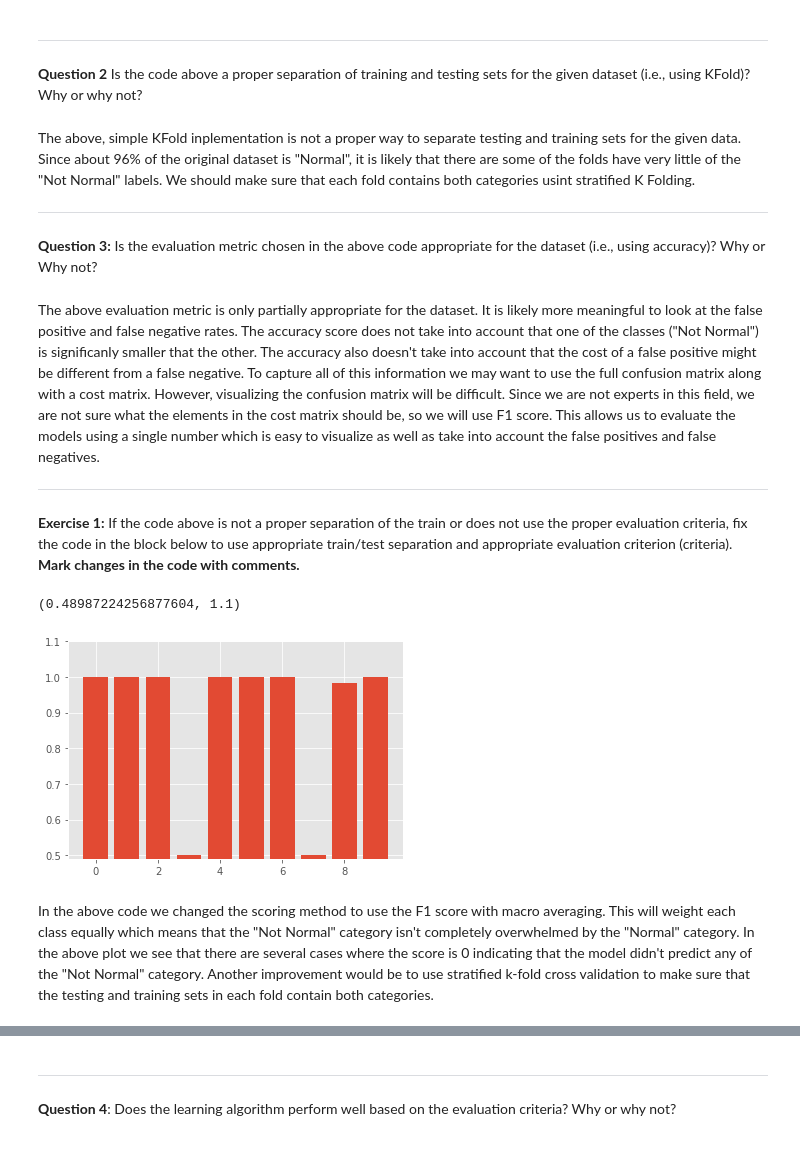
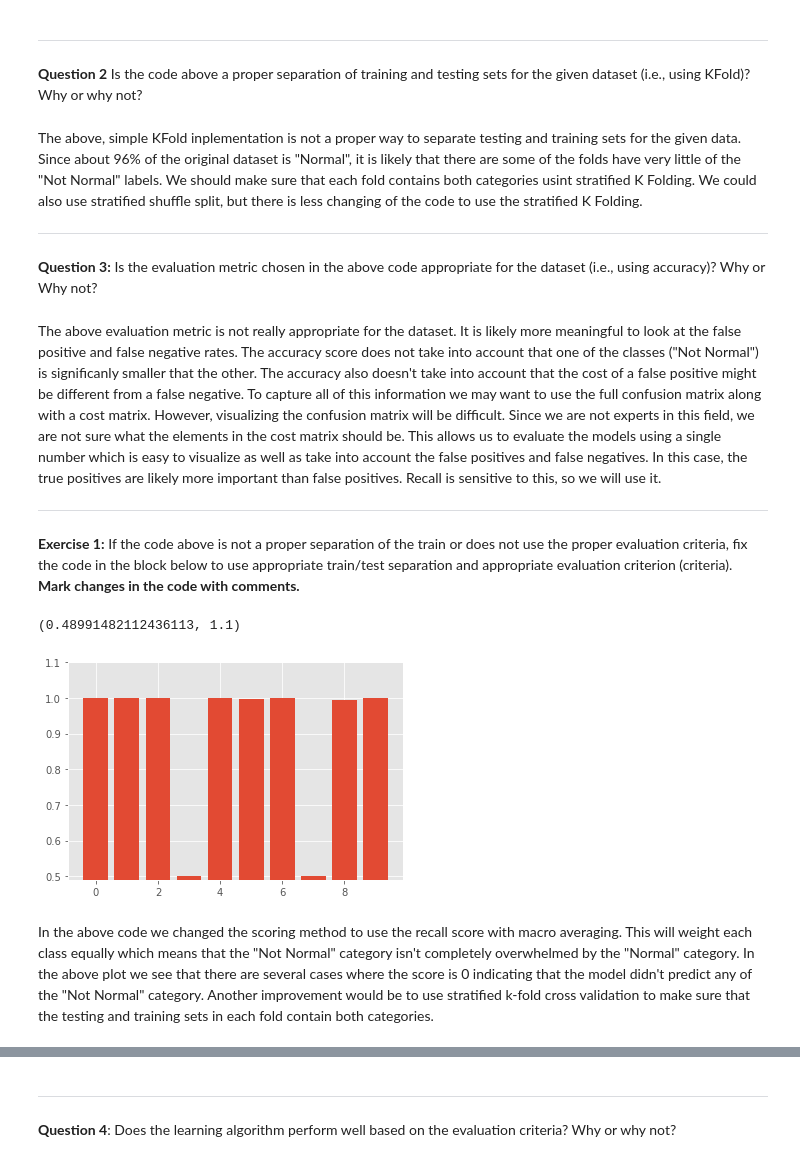
Before and after one commit to jamesothomas/MachineLearningPython, a Jupyter notebook: ICA4_MachineLearning.ipynb, the cells around one changed output, grey strips where cells are left out. Saved outputs shown, nothing was run; the diff lists cells and outputs as text; code cells hidden in the pictures.

```diff
--- a/ICA4_MachineLearning.ipynb
+++ b/ICA4_MachineLearning.ipynb
@@ -147,14 +147,14 @@ plt.ylim([min(per_fold_eval_criteria)-0.01,max(per_fold_eval_criteria)*1.001])
 ____
 **Question 2** Is the code above a proper separation of training and testing sets for the given dataset (i.e., using KFold)? Why or why not?
 # %% [markdown]
-The above, simple KFold inplementation is not a proper way to separate testing and training sets for the given data. Since about 96% of the original dataset is "Normal", it is likely that there are some of the folds have very little of the "Not Normal" labels. We should make sure that each fold contains both categories usint stratified K Folding.
+The above, simple KFold inplementation is not a proper way to separate testing and training sets for the given data. Since about 96% of the original dataset is "Normal", it is likely that there are some of the folds have very little of the "Not Normal" labels. We should make sure that each fold contains both categories usint stratified K Folding. We could also use stratified shuffle split, but there is less changing of the code to use the stratified K Folding.
 
 
 ___
 # %% [markdown]
 **Question 3:** Is the evaluation metric chosen in the above code appropriate for the dataset (i.e., using accuracy)? Why or Why not?
 # %% [markdown]
-The above evaluation metric is only partially appropriate for the dataset.  It is likely more meaningful to look at the false positive and false negative rates. The accuracy score does not take into account that one of the classes ("Not Normal") is significanly smaller that the other. The accuracy also doesn't take into account that the cost of a false positive might be different from a false negative. To capture all of this information we may want to use the full confusion matrix along with a cost matrix. However, visualizing the confusion matrix will be difficult. Since we are not experts in this field, we are not sure what the elements in the cost matrix should be, so we will use F1 score. This allows us to evaluate the models using a single number which is easy to visualize as well as take into account the false positives and false negatives.
+The above evaluation metric is not really appropriate for the dataset.  It is likely more meaningful to look at the false positive and false negative rates. The accuracy score does not take into account that one of the classes ("Not Normal") is significanly smaller that the other. The accuracy also doesn't take into account that the cost of a false positive might be different from a false negative. To capture all of this information we may want to use the full confusion matrix along with a cost matrix. However, visualizing the confusion matrix will be difficult. Since we are not experts in this field, we are not sure what the elements in the cost matrix should be. This allows us to evaluate the models using a single number which is easy to visualize as well as take into account the false positives and false negatives. In this case, the true positives are likely more important than false positives. Recall is sensitive to this, so we will use it.
 
 ___
 # %% [markdown]
@@ -164,38 +164,38 @@ from sklearn.model_selection import cross_val_score
 from sklearn.model_selection import KFold, ShuffleSplit
 from sklearn.model_selection import StratifiedKFold, StratifiedShuffleSplit
 
 from sklearn.metrics import make_scorer, accuracy_score, f1_score # added F1 score
 from sklearn.metrics import precision_score, recall_score, f1_score
 
 from sklearn.linear_model import LogisticRegression
 # these imports above might help you
 
 #=====Write your code below here=================
 # select model
 clf = LogisticRegression()
 #select cross validation
 cv = KFold(n_splits=10)
 # select evaluation criteria
-my_scorer = make_scorer(f1_score,              # changed to use f1 score with macro average to weight each class equally
+my_scorer = make_scorer(recall_score,              # changed to use f1 score with macro average to weight each class equally
                        pos_label=1,
                        greater_is_better=True,
                        average='macro')
 
 # run model training and cross validation
 per_fold_eval_criteria = cross_val_score(estimator=clf,
                                         X=X,
                                         y=y,
                                         cv=cv,
                                         scoring=my_scorer
                                         )
 
 plt.bar(range(len(per_fold_eval_criteria)),per_fold_eval_criteria)
 plt.ylim([min(per_fold_eval_criteria)-0.01,max(per_fold_eval_criteria)*1.1])
 # %% [output]
-(0.48987224256877604, 1.1)
+(0.48991482112436113, 1.1)
-[figure, old version]
+[figure, new version]
 # %% [markdown]
-In the above code we changed the scoring method to use the F1 score with macro averaging. This will weight each class equally which means that the "Not Normal" category isn't completely overwhelmed by the "Normal" category. In the above plot we see that there are several cases where the score is 0 indicating that the model didn't predict any of the "Not Normal" category. Another improvement would be to use stratified k-fold cross validation to make sure that the testing and training sets in each fold contain both categories.
+In the above code we changed the scoring method to use the recall score with macro averaging. This will weight each class equally which means that the "Not Normal" category isn't completely overwhelmed by the "Normal" category. In the above plot we see that there are several cases where the score is 0 indicating that the model didn't predict any of the "Not Normal" category. Another improvement would be to use stratified k-fold cross validation to make sure that the testing and training sets in each fold contain both categories.
 # %%
 from sklearn.model_selection import cross_val_score
 from sklearn.model_selection import KFold, ShuffleSplit, StratifiedKFold
```
Also changed, not shown: parts of 16 cells of this notebook.
